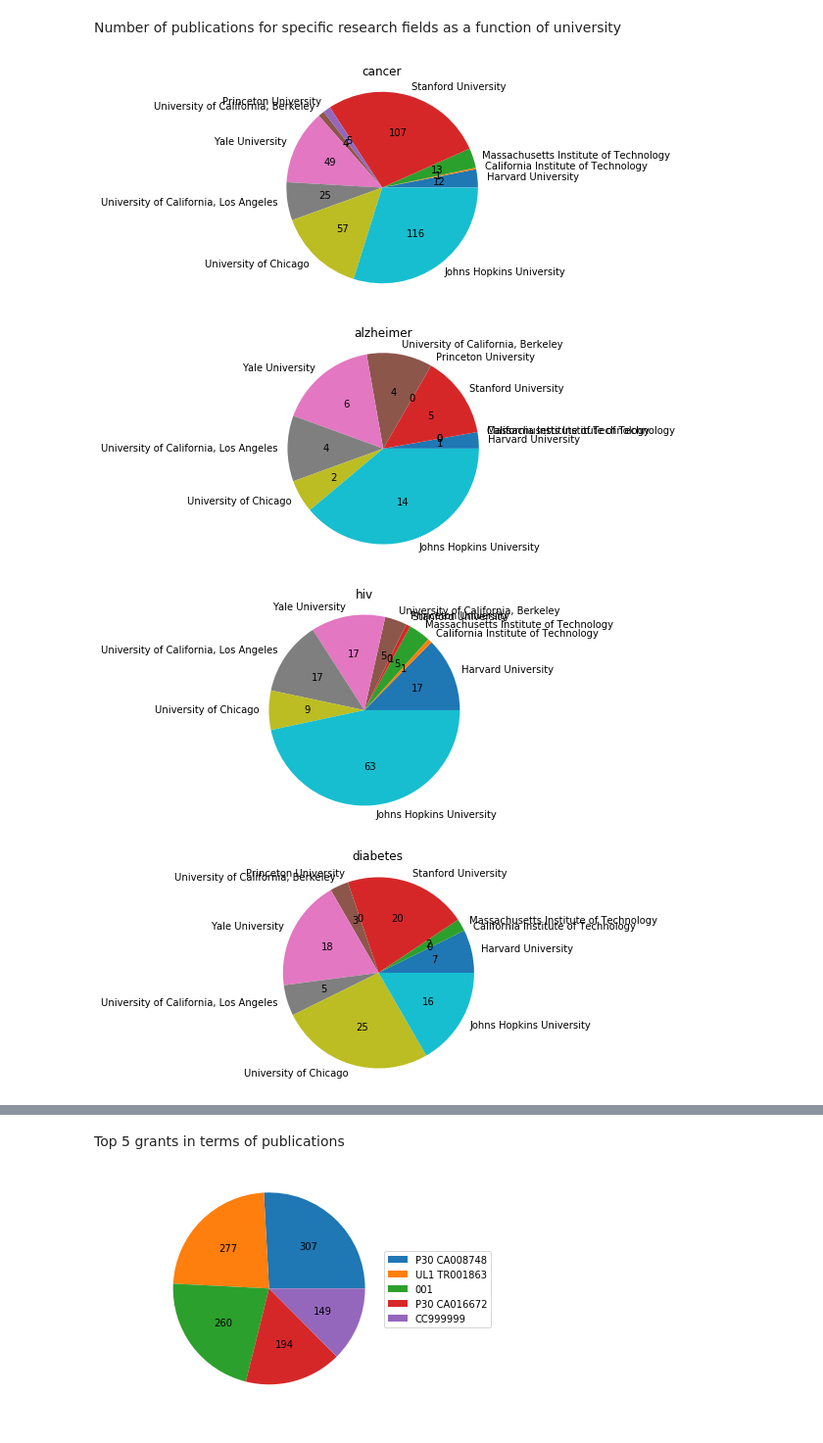
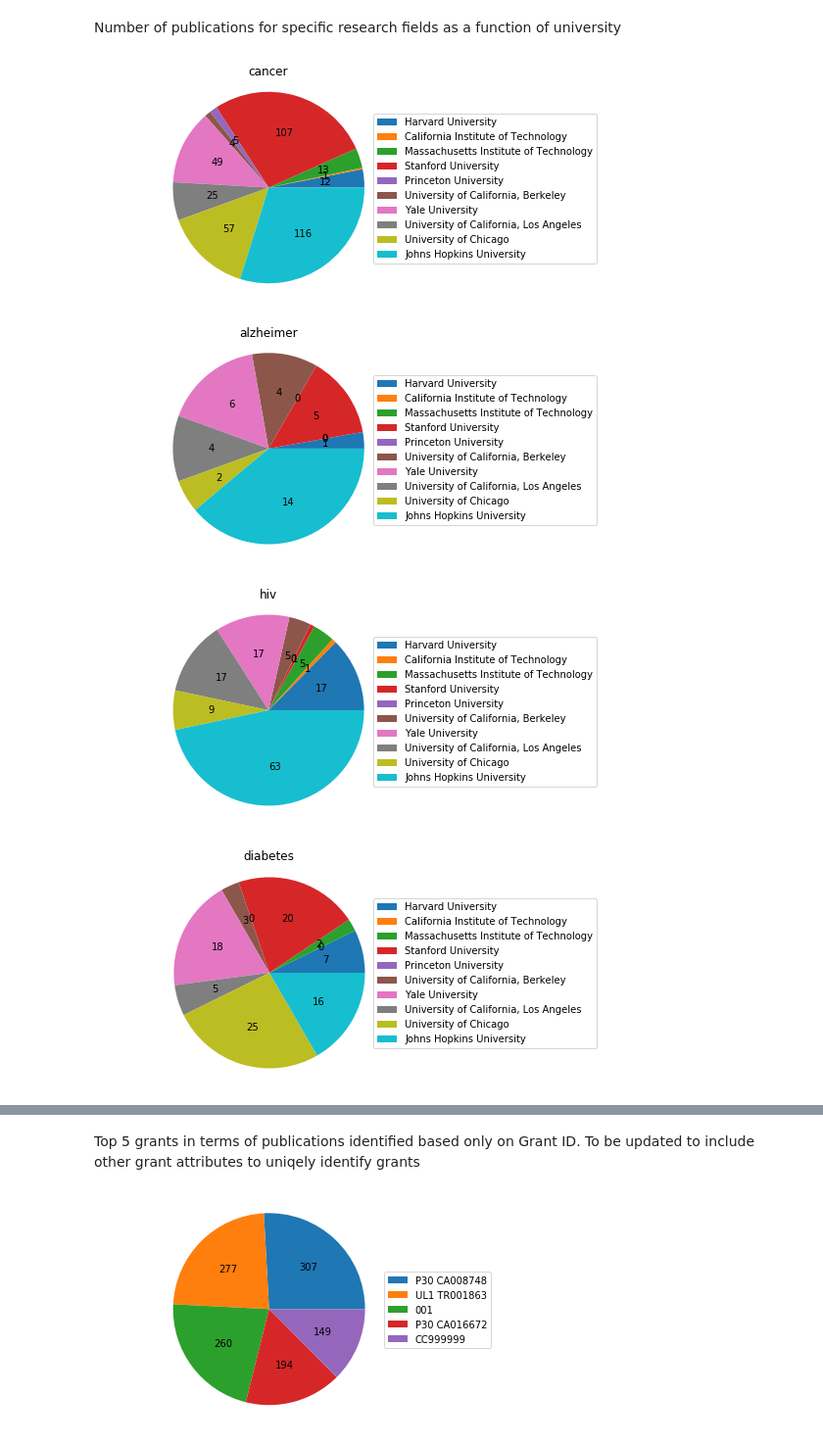
Before and after one commit to mithila-agnihotri/Pubmed2018Data, a Jupyter notebook: Pubmed_Jan_March_2018_Analysis.ipynb, the cells around one changed output, grey strips where cells are left out. Shown: that part at 98% size. Saved outputs shown, nothing was run; the diff lists cells and outputs as text; code cells hidden in the pictures.

```diff
--- a/Pubmed_Jan_March_2018_Analysis.ipynb
+++ b/Pubmed_Jan_March_2018_Analysis.ipynb
@@ -111,7 +87,7 @@ grantidlist=[]
 keywordno=1
 keywordslist=[]
 
-for event,elem in ET.iterparse('DataScience/pubmedJanToM.xml'):
+for event,elem in ET.iterparse('pubmedJanToM.xml'):
     if elem.tag=='PubmedArticle':
         artind=artind+1
         authno=1
@@ -212,0 +162,2 @@ Name: university_name, dtype: object
+# %%
+UnivNames=pd.read_csv('timesData.csv')
@@ -229,0 +189,5 @@ UnivNamesIndia.iloc[0:10],UnivNamesUS.count(),UnivNamesChina.count(),UnivNamesIn
+# %%
+TotPubsPerUnivUS=[len(set(authorlistDF[authorlistDF.affiliation.str.contains(univ)==True].index)) for univ in UnivNamesUS.iloc[0:10]]
+TotPubsPerUnivChina=[len(set(authorlistDF[authorlistDF.affiliation.str.contains(univ)==True].index)) for univ in UnivNamesChina.iloc[0:10]]
+TotPubsPerUnivIndia=[len(set(authorlistDF[authorlistDF.affiliation.str.contains(univ)==True].index)) for univ in UnivNamesIndia.iloc[0:10]]
+TotPubsPerUnivJapan=[len(set(authorlistDF[authorlistDF.affiliation.str.contains(univ)==True].index)) for univ in UnivNamesJapan.iloc[0:10]]
@@ -240,14 +211,14 @@ TotPubsPerUnivJapan=[len(set(authorlistDF[authorlistDF.affiliation.str.contains(
 # %%
-print(TotPubsPerUniv)
+print(TotPubsPerUnivUS)
 def absolute_value(val):
-    a  = int(round(val*sum(TotPubsPerUniv)/100))
+    a  = int(round(val*sum(TotPubsPerUnivUS)/100))
     return a
 
-#plt.pie(TotPubsPerUniv,labels=UnivNamesUS.iloc[0:10],autopct=absolute_value)
-pie = plt.pie(TotPubsPerUniv,autopct=absolute_value)
+plt.figure(facecolor='white')
+pie = plt.pie(TotPubsPerUnivUS,autopct=absolute_value)
 plt.axis('equal')
+plt.title('Number of pulications from top 10 US universities',ma='center',backgroundcolor='white',size='x-large')
 plt.legend(pie[0],UnivNamesUS.iloc[0:10], bbox_to_anchor=(1.3,0.5), loc="center right", fontsize=10,
            bbox_transform=plt.gcf().transFigure)
-plt.show()
 # %% [output]
 [773, 222, 654, 2386, 297, 649, 1430, 947, 1199, 2427]
@@ -286,17 +258,20 @@ TotPubsPerKWOfIntPerUniv=[len(PubindSetPerKWOfInt[i] & PubindSetPerUniv[j]) for
 # %%
 def absolute_value(val):
     a  = int(round(val*sum(TotPubsPerKWOfIntPerUniv[i:j])/100))
     return a
 
-for c in range(0,len(keywordOfInt)):
+for c in range(len(keywordOfInt)):
+    plt.figure(facecolor='white')
     i=c*10
     j=i+10
-    plt.pie(TotPubsPerKWOfIntPerUniv[i:j],labels=UnivNamesUS.iloc[0:10],autopct=absolute_value)#'%1.1f%%')
+    plt.pie(TotPubsPerKWOfIntPerUniv[i:j],autopct=absolute_value)#'%1.1f%%')
     plt.axis('equal')
     plt.title(keywordOfInt[c])
-    plt.show()
+    plt.legend(pie[0],UnivNamesUS.iloc[0:10], bbox_to_anchor=(1.3,0.5), loc="right", fontsize=10,
+           bbox_transform=plt.gcf().transFigure)
+    plt.savefig(keywordOfInt[c]+'Pubs.png',bbox_inches='tight')
 # %% [output]
-[figure, old version]
+[figure, new version]
-[figure, old version]
+[figure, new version]
-[figure, old version]
+[figure, new version]
-[figure, old version]
+[figure, new version]
@@ -307,5 +282,5 @@ for c in range(0,len(keywordOfInt)):
-# %% [markdown]
-Top 5 grants in terms of publications
+# %% [markdown]
+Top 5 grants in terms of publications identified based only on Grant ID. To be updated to include other grant attributes to uniqely identify grants
 # %%
 TotPubsPerGrant=grantidlistDF.reset_index().groupby('grantid').agg({'artind': lambda x: len(set(x))}).rename(columns={'artind': 'TotNoOfPubs'}).sort_values(by='TotNoOfPubs',ascending=False).loc[:,'TotNoOfPubs']
 # %%
```
Also changed, not shown: parts of 30 cells of this notebook.
